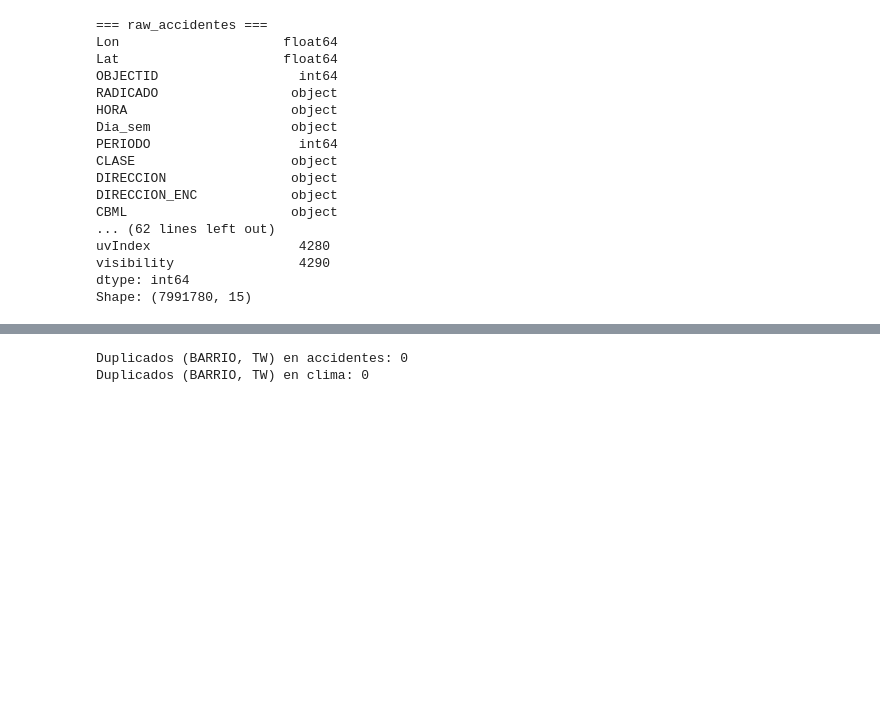
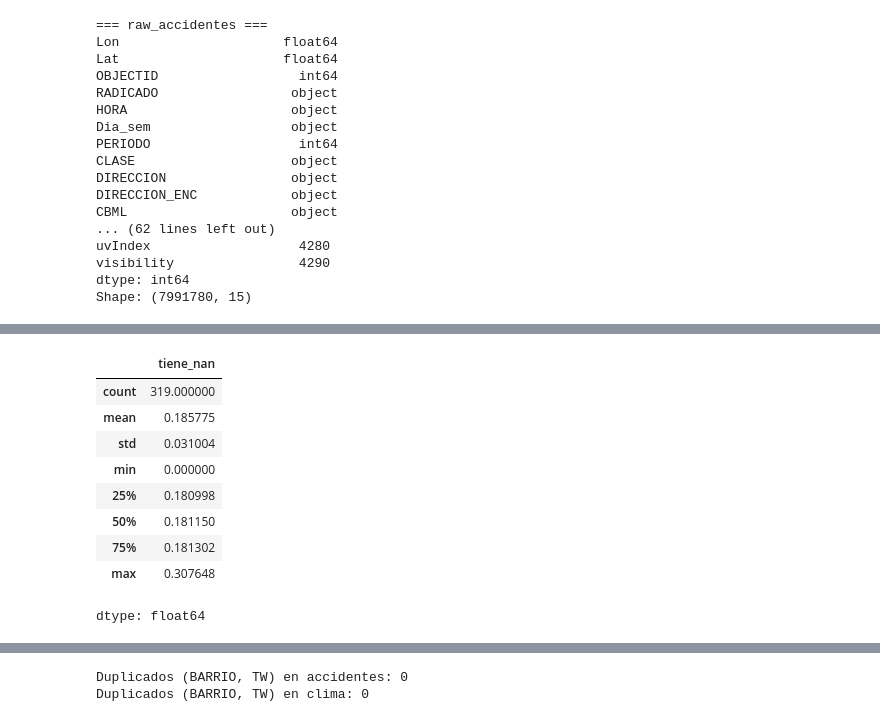
Before and after one commit to juanjo2684/Aprendizaje_Automatico_Taller_20261, a Jupyter notebook: Taller_—_Predicción_de_accidentalidad.ipynb, the cells around one changed output, grey strips where cells are left out. Saved outputs shown, nothing was run; the diff lists cells and outputs as text; code cells hidden in the pictures; blank space fills up the shorter version.

```diff
--- a/Taller_—_Predicción_de_accidentalidad.ipynb
+++ b/Taller_—_Predicción_de_accidentalidad.ipynb
@@ -57,0 +113,13 @@ Shape: (7991780, 15)
+# %%
+clima.groupby('BARRIO', observed=True)['tiene_nan'].mean().describe()
+# %% [output]
+|  | tiene_nan |
+| count | 319.000000 |
+| mean | 0.185775 |
+| std | 0.031004 |
+| min | 0.000000 |
+| 25% | 0.180998 |
+| 50% | 0.181150 |
+| 75% | 0.181302 |
+| max | 0.307648 |
+dtype: float64
```
Also changed, not shown: parts of 11 cells of this notebook.
